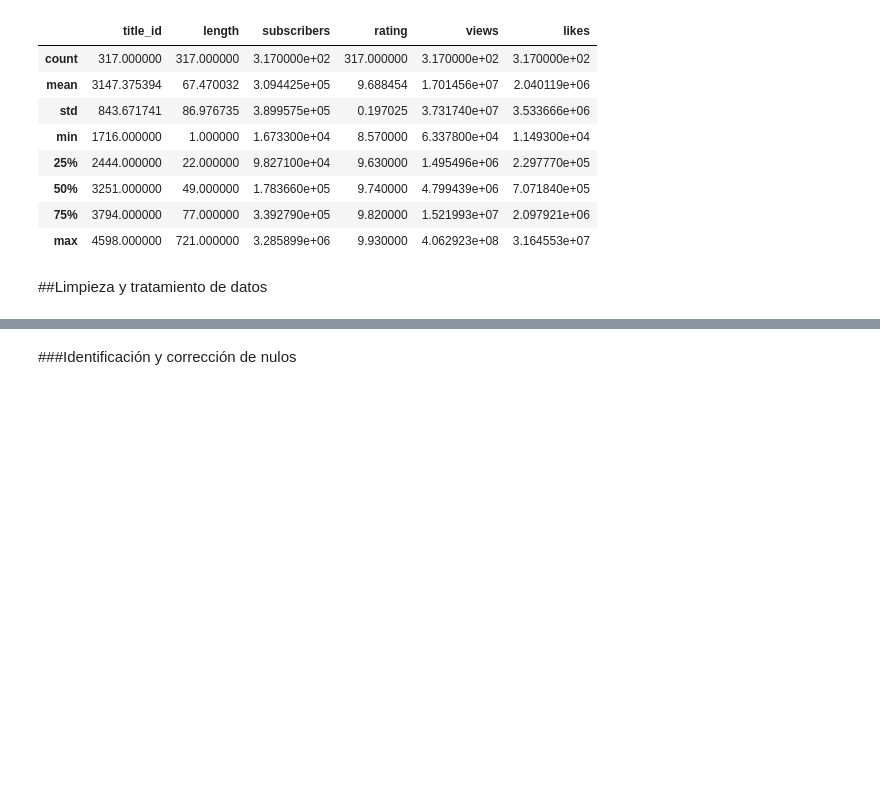
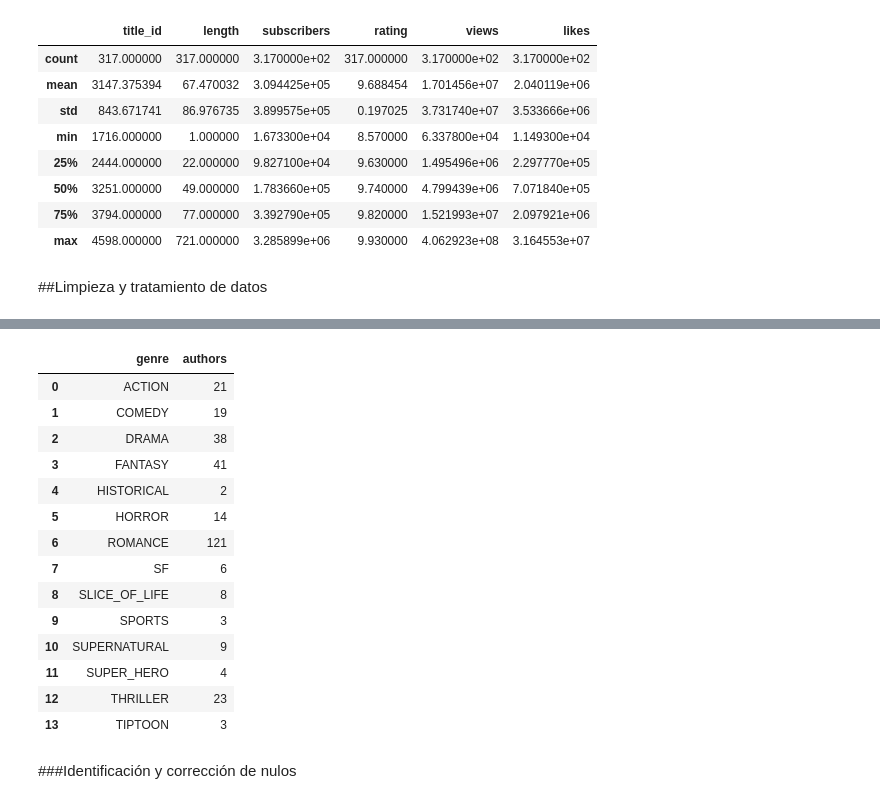
Before and after one commit to lucero-huaman/Webtoon-analysis-and-recomendations, a Jupyter notebook: Webtoon_analysis_and_recomendations.ipynb, the cells around one changed output, grey strips where cells are left out. Cells and saved outputs as stored; diff of their text form; code cells hidden in the pictures; blank space fills up the shorter version.

```diff
--- a/Webtoon_analysis_and_recomendations.ipynb
+++ b/Webtoon_analysis_and_recomendations.ipynb
@@ -63,0 +130,7 @@ data.describe()
+# %%
+# Filtrar los autores únicos por género y obra
+filtered_data = data.drop_duplicates(subset=['authors', 'genre'])
+
+# Calcular la cantidad de autores por género
+authors_per_genre = filtered_data.groupby('genre')['authors'].count()
+authors_per_genre
@@ -64,3 +154,22 @@ data.describe()
+# %%
+authors_per_genre=authors_per_genre.reset_index(name='authors')
+authors_per_genre
+# %% [output]
+|  | genre | authors |
+| 0 | ACTION | 21 |
+| 1 | COMEDY | 19 |
+| 2 | DRAMA | 38 |
+| 3 | FANTASY | 41 |
+| 4 | HISTORICAL | 2 |
+| 5 | HORROR | 14 |
+| 6 | ROMANCE | 121 |
+| 7 | SF | 6 |
+| 8 | SLICE_OF_LIFE | 8 |
+| 9 | SPORTS | 3 |
+| 10 | SUPERNATURAL | 9 |
+| 11 | SUPER_HERO | 4 |
+| 12 | THRILLER | 23 |
+| 13 | TIPTOON | 3 |
 # %% [markdown]
 ###Identificación y corrección de nulos
 # %%
```
Also changed, not shown: parts of 12 cells of this notebook, 23 other files.
